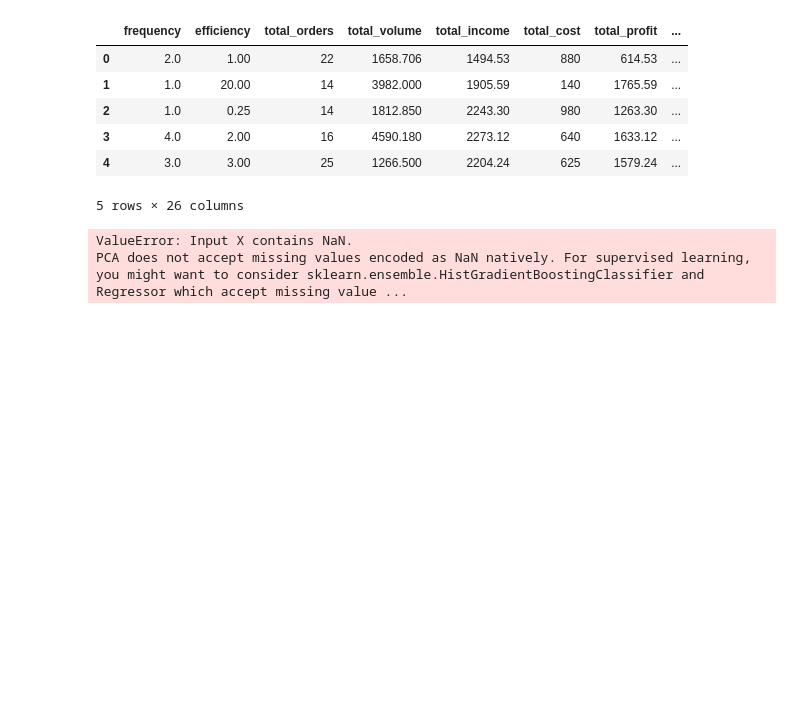
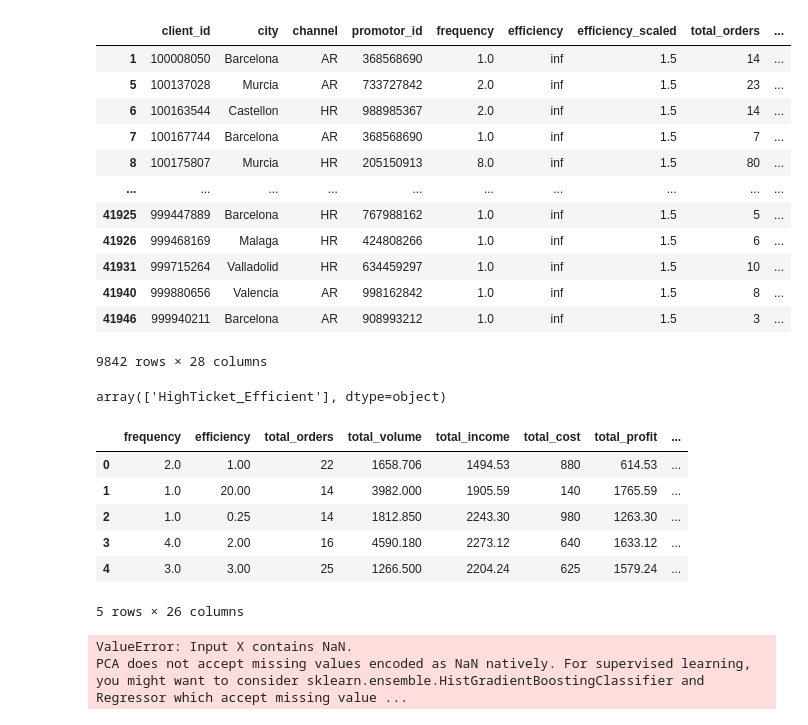
Before and after one commit to adriansotomora/capstone_project, a Jupyter notebook: scripts/eda_adrian.ipynb, the cells around one changed output. Drawn from its saved outputs; the diff is of its cells as text; code cells hidden in the pictures; blank space fills up the shorter version.

```diff
--- a/scripts/eda_adrian.ipynb
+++ b/scripts/eda_adrian.ipynb
@@ -14,6 +14,26 @@ from sklearn.metrics import accuracy_score, classification_report
 clients = pd.read_csv('../data/processed/clients.csv')
 orders = pd.read_csv('../data/processed/orders.csv')
 orders_raw = pd.read_csv('../data/processed/orders_raw.csv')
+# %%
+clients[clients['median_promotor_visits']==0]
+# %% [output]
+|  | client_id | city | channel | promotor_id | frequency | efficiency | efficiency_scaled | total_orders | ... |
+| 1 | 100008050 | Barcelona | AR | 368568690 | 1.0 | inf | 1.5 | 14 | ... |
+| 5 | 100137028 | Murcia | AR | 733727842 | 2.0 | inf | 1.5 | 23 | ... |
+| 6 | 100163544 | Castellon | HR | 988985367 | 2.0 | inf | 1.5 | 14 | ... |
+| 7 | 100167744 | Barcelona | AR | 368568690 | 1.0 | inf | 1.5 | 7 | ... |
+| 8 | 100175807 | Murcia | HR | 205150913 | 8.0 | inf | 1.5 | 80 | ... |
+| ... | ... | ... | ... | ... | ... | ... | ... | ... | ... |
+| 41925 | 999447889 | Barcelona | HR | 767988162 | 1.0 | inf | 1.5 | 5 | ... |
+| 41926 | 999468169 | Malaga | HR | 424808266 | 1.0 | inf | 1.5 | 6 | ... |
+| 41931 | 999715264 | Valladolid | HR | 634459297 | 1.0 | inf | 1.5 | 10 | ... |
+| 41940 | 999880656 | Valencia | AR | 998162842 | 1.0 | inf | 1.5 | 8 | ... |
+| 41946 | 999940211 | Barcelona | AR | 908993212 | 1.0 | inf | 1.5 | 3 | ... |
+9842 rows × 28 columns
+# %%
+clients.loc[(clients['median_promotor_visits']==0) & (clients['class']=='HighTicket_Efficient')]['class'].unique()
+# %% [output]
+array(['HighTicket_Efficient'], dtype=object)
 # %%
 # Split numerical and categorical features
 numerical_features = ['frequency', 'efficiency', 'total_orders', 'total_volume', 'total_income', 'total_cost', 'total_profit', 'median_ticket', 'median_ticket_min', 'median_ticket_max', 'median_ticket_std', 'median_promotor_visits', 'median_promotor_calls', 'frequency_min', 'frequency_max', 'frequency_std', 'efficiency_min', 'efficiency_max', 'efficiency_std', 'avg_orders_per_month', 'avg_visits_per_month', 'visit_order_gap', 'inefficiency_cost', 'profit_per_visit', 'opportunity_cost']
```
Also changed, not shown: 1 other file.
